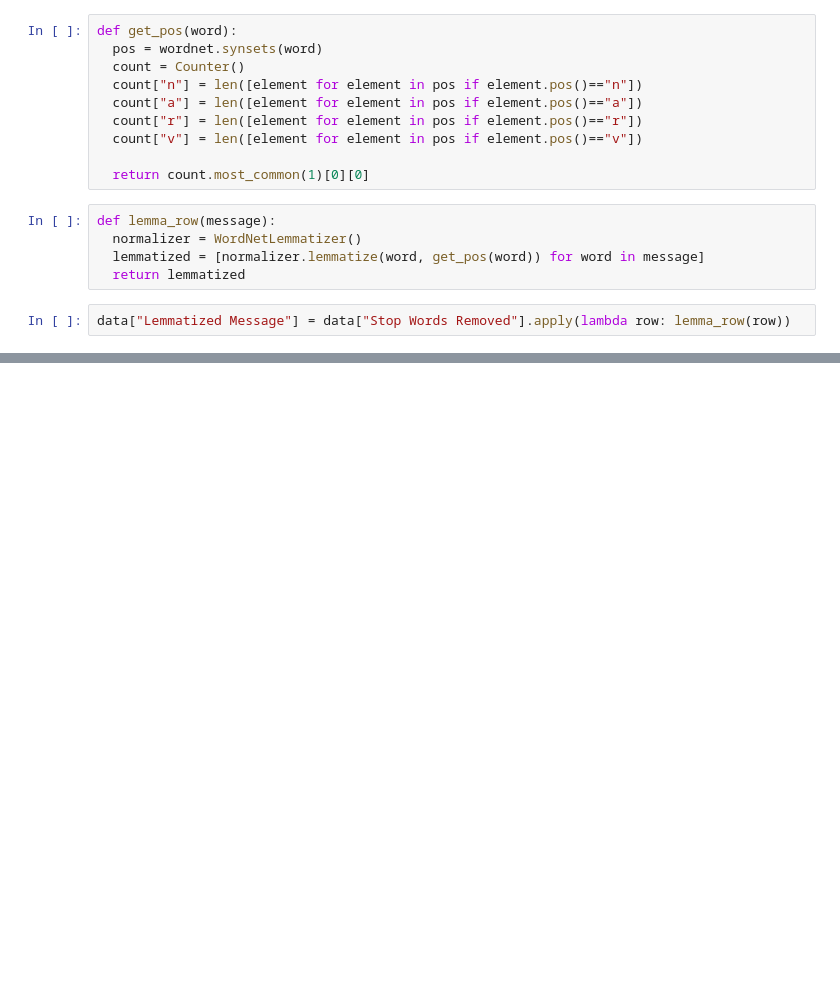
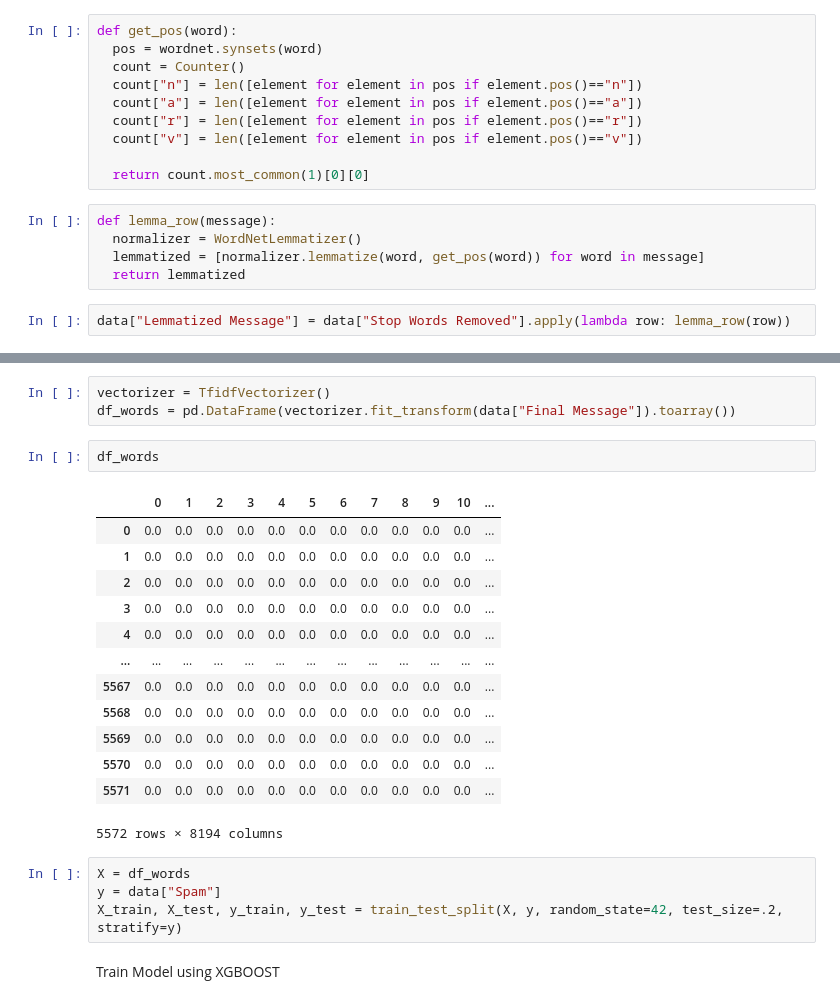
Before and after one commit to fescobar96/SMS-Spam-Classifier, a Jupyter notebook: SMS_Spam_Classifier.ipynb, the cells around one changed output, grey strips where cells are left out. Drawn from its saved outputs; the diff is of its cells as text; blank space fills up the shorter version.

Commit message:
Add vectorization, add xgboost

```diff
--- a/SMS_Spam_Classifier.ipynb
+++ b/SMS_Spam_Classifier.ipynb
@@ -116,0 +123,25 @@ data.head()
+# %%
+vectorizer = TfidfVectorizer()
+df_words = pd.DataFrame(vectorizer.fit_transform(data["Final Message"]).toarray())
+# %%
+df_words
+# %% [output]
+|  | 0 | 1 | 2 | 3 | 4 | 5 | 6 | 7 | 8 | 9 | 10 | ... |
+| 0 | 0.0 | 0.0 | 0.0 | 0.0 | 0.0 | 0.0 | 0.0 | 0.0 | 0.0 | 0.0 | 0.0 | ... |
+| 1 | 0.0 | 0.0 | 0.0 | 0.0 | 0.0 | 0.0 | 0.0 | 0.0 | 0.0 | 0.0 | 0.0 | ... |
+| 2 | 0.0 | 0.0 | 0.0 | 0.0 | 0.0 | 0.0 | 0.0 | 0.0 | 0.0 | 0.0 | 0.0 | ... |
+| 3 | 0.0 | 0.0 | 0.0 | 0.0 | 0.0 | 0.0 | 0.0 | 0.0 | 0.0 | 0.0 | 0.0 | ... |
+| 4 | 0.0 | 0.0 | 0.0 | 0.0 | 0.0 | 0.0 | 0.0 | 0.0 | 0.0 | 0.0 | 0.0 | ... |
+| ... | ... | ... | ... | ... | ... | ... | ... | ... | ... | ... | ... | ... |
+| 5567 | 0.0 | 0.0 | 0.0 | 0.0 | 0.0 | 0.0 | 0.0 | 0.0 | 0.0 | 0.0 | 0.0 | ... |
+| 5568 | 0.0 | 0.0 | 0.0 | 0.0 | 0.0 | 0.0 | 0.0 | 0.0 | 0.0 | 0.0 | 0.0 | ... |
+| 5569 | 0.0 | 0.0 | 0.0 | 0.0 | 0.0 | 0.0 | 0.0 | 0.0 | 0.0 | 0.0 | 0.0 | ... |
+| 5570 | 0.0 | 0.0 | 0.0 | 0.0 | 0.0 | 0.0 | 0.0 | 0.0 | 0.0 | 0.0 | 0.0 | ... |
+| 5571 | 0.0 | 0.0 | 0.0 | 0.0 | 0.0 | 0.0 | 0.0 | 0.0 | 0.0 | 0.0 | 0.0 | ... |
+5572 rows × 8194 columns
+# %%
+X = df_words
+y = data["Spam"]
+X_train, X_test, y_train, y_test = train_test_split(X, y, random_state=42, test_size=.2, stratify=y)
+# %% [markdown]
+Train Model using XGBOOST
```
Also changed, not shown: parts of 7 cells of this notebook.
